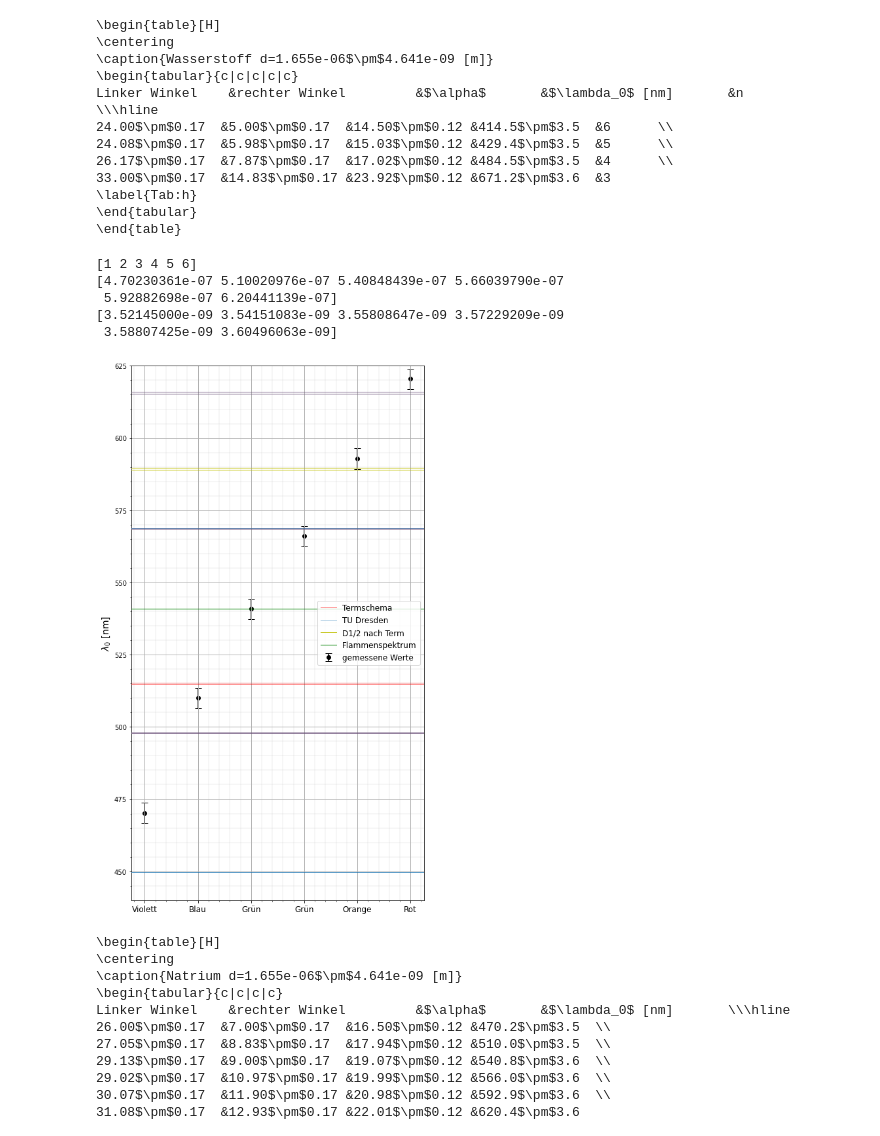
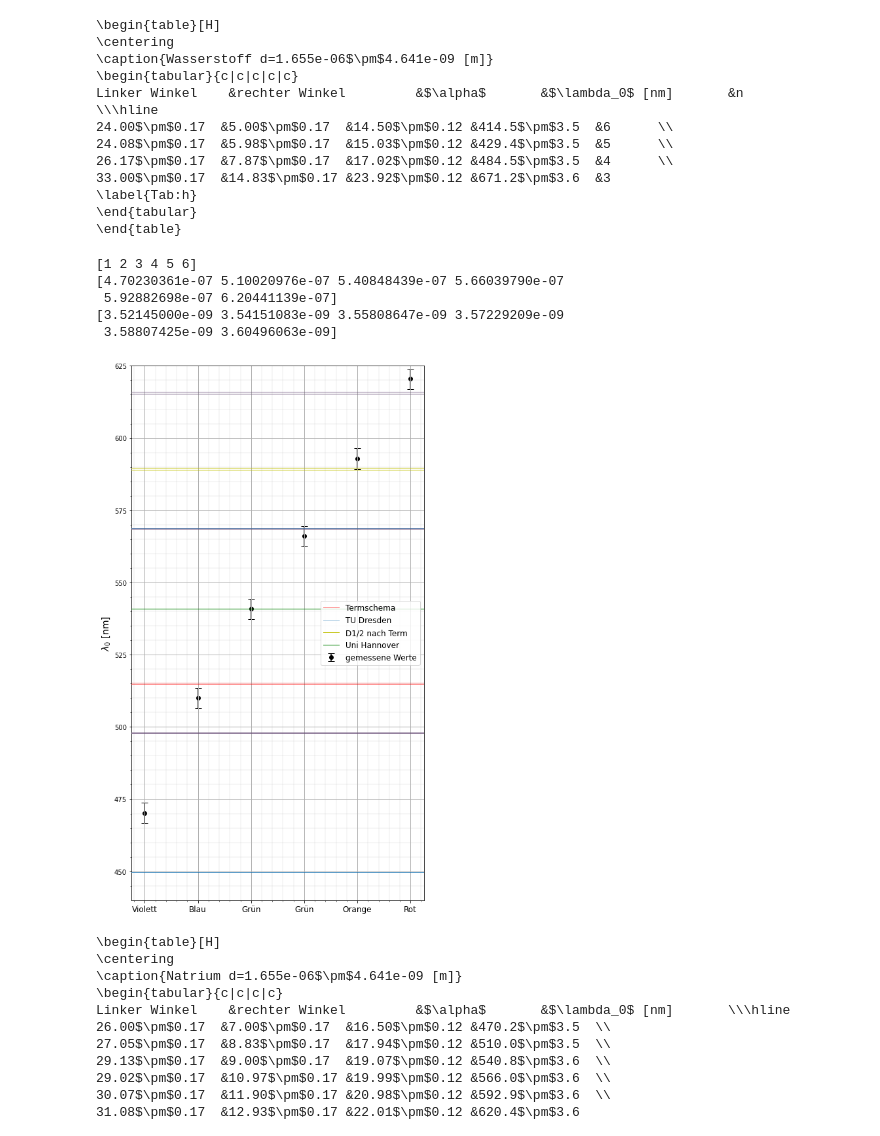
Before and after one commit to Alex-Adam25/python, a Jupyter notebook: Experiment_AS1/plot.ipynb, the cells around one changed output. Drawn from its saved outputs; the diff is of its cells as text; code cells hidden in the pictures.

```diff
--- a/Experiment_AS1/plot.ipynb
+++ b/Experiment_AS1/plot.ipynb
@@ -270,36 +267,36 @@ for l in term_dunn_sichtbar:
 
 for l in tud:
     ax.axhline(y=l,zorder=4,alpha=0.5,linewidth=linewidth)
 
 
 
 ax.axhline(y=term_dick_sichtbar[0],color='r',zorder=3,alpha=0.5,label="Termschema",linewidth=linewidth)
 ax.axhline(y=tud[0],zorder=3,alpha=0.5,label="TU Dresden",linewidth=linewidth)
 ax.axhline(y=588.9963,color='y',zorder=4,alpha=1,label="D1/2 nach Term",linewidth=linewidth)
 ax.axhline(y=589.593,color='y',zorder=4,alpha=1,linewidth=linewidth)
 
-ax.axhline(y=541,color='g',zorder=3,alpha=1,label="Flammenspektrum",linewidth=linewidth)
+ax.axhline(y=541,color='g',zorder=3,alpha=1,label="Uni Hannover",linewidth=linewidth)
 
 
 plt.ylim(440,625)
 ax.set_xticks(xn)
 x_ticks_labels = ['Violett','Blau','Grün','Grün','Orange','Rot']
 ax.set_xticklabels(x_ticks_labels, rotation='horizontal', fontsize=12)
 
 plt.ylabel("$\lambda_0$ [nm]")
 plt.legend()
 
 plt.grid(b=True, which='major',  linewidth=1)
 plt.grid(b=True, which='minor',  linewidth=0.2)
 plt.minorticks_on()
-plt.savefig("na.pdf",bbox_inches = 'tight')
+plt.savefig("na.png",bbox_inches = 'tight')
 # %% [output]
 [1 2 3 4 5 6]
 [4.70230361e-07 5.10020976e-07 5.40848439e-07 5.66039790e-07
  5.92882698e-07 6.20441139e-07]
 [3.52145000e-09 3.54151083e-09 3.55808647e-09 3.57229209e-09
  3.58807425e-09 3.60496063e-09]
-[figure, old version]
+[figure, new version]
 # %%
 %run ../arr2table_v3.2.ipynb
 
```
Also changed, not shown: parts of 2 cells of this notebook, 2 other files.
